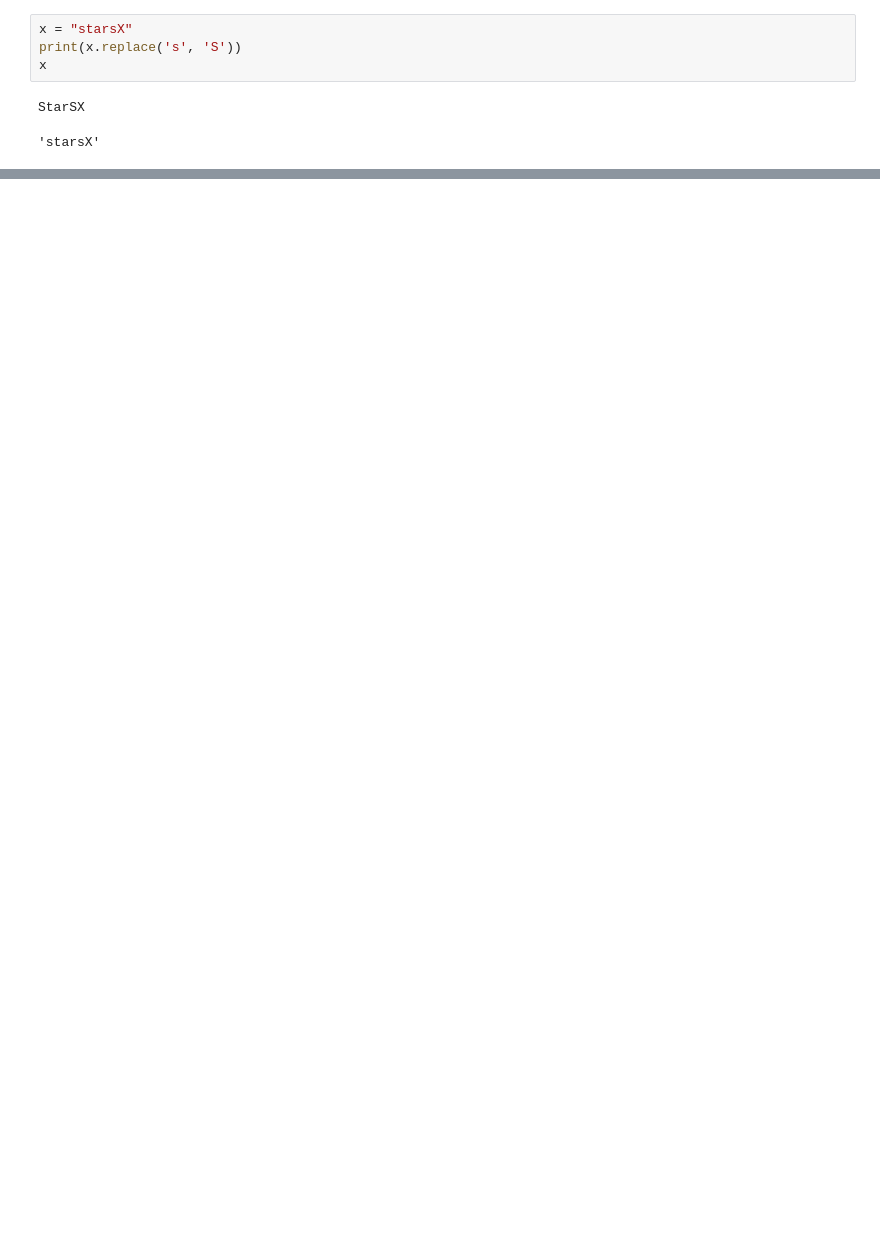
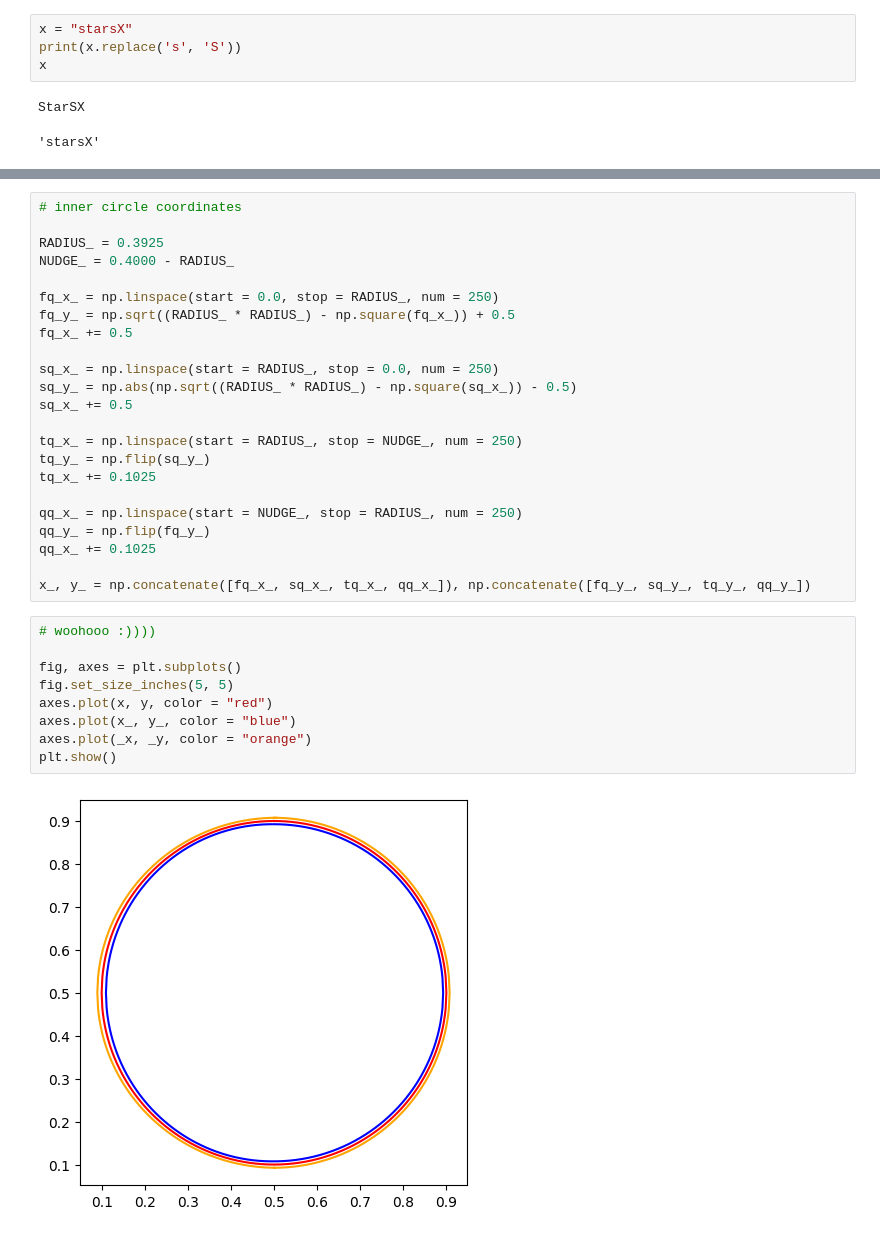
Before and after one commit to anoban/cmv, a Jupyter notebook: degenerate primers.ipynb, the cells around one changed output, grey strips where cells are left out. Cells and saved outputs as stored; diff of their text form; blank space fills up the shorter version.

```diff
--- a/degenerate primers.ipynb
+++ b/degenerate primers.ipynb
@@ -63,0 +265,34 @@ StarSX
+# %%
+# inner circle coordinates
+
+RADIUS_ = 0.3925
+NUDGE_ = 0.4000 - RADIUS_
+
+fq_x_ = np.linspace(start = 0.0, stop = RADIUS_, num = 250)
+fq_y_ = np.sqrt((RADIUS_ * RADIUS_) - np.square(fq_x_)) + 0.5
+fq_x_ += 0.5
+
+sq_x_ = np.linspace(start = RADIUS_, stop = 0.0, num = 250)
+sq_y_ = np.abs(np.sqrt((RADIUS_ * RADIUS_) - np.square(sq_x_)) - 0.5)
+sq_x_ += 0.5
+
+tq_x_ = np.linspace(start = RADIUS_, stop = NUDGE_, num = 250)
+tq_y_ = np.flip(sq_y_)
+tq_x_ += 0.1025
+
+qq_x_ = np.linspace(start = NUDGE_, stop = RADIUS_, num = 250)
+qq_y_ = np.flip(fq_y_)
+qq_x_ += 0.1025
+
+x_, y_ = np.concatenate([fq_x_, sq_x_, tq_x_, qq_x_]), np.concatenate([fq_y_, sq_y_, tq_y_, qq_y_])
+# %%
+# woohooo :))))
+
+fig, axes = plt.subplots()
+fig.set_size_inches(5, 5)
+axes.plot(x, y, color = "red")
+axes.plot(x_, y_, color = "blue")
+axes.plot(_x, _y, color = "orange")
+plt.show()
+# %% [output]
+[figure, added]
```
Also changed, not shown: parts of 26 cells of this notebook, 5 other files.
